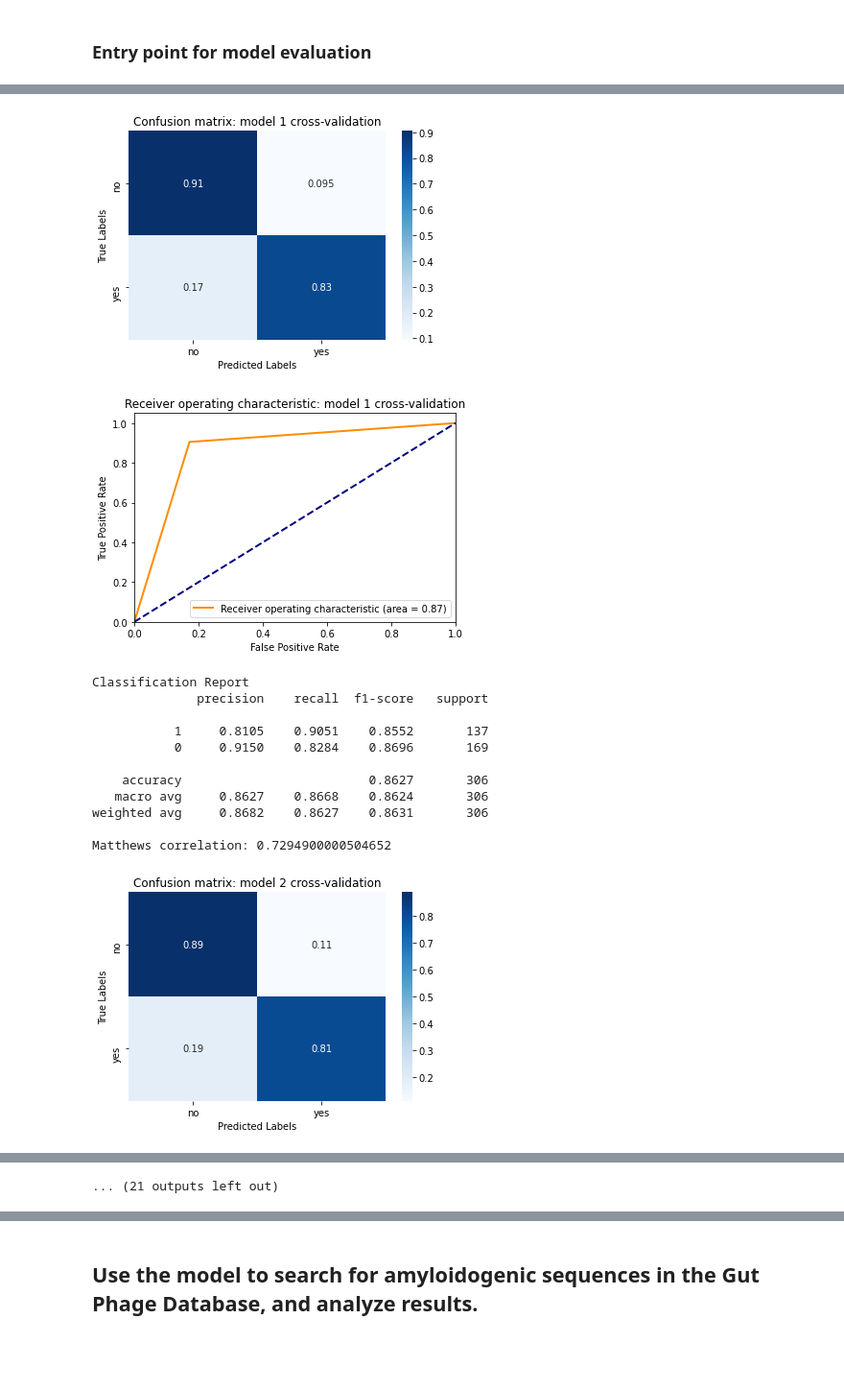
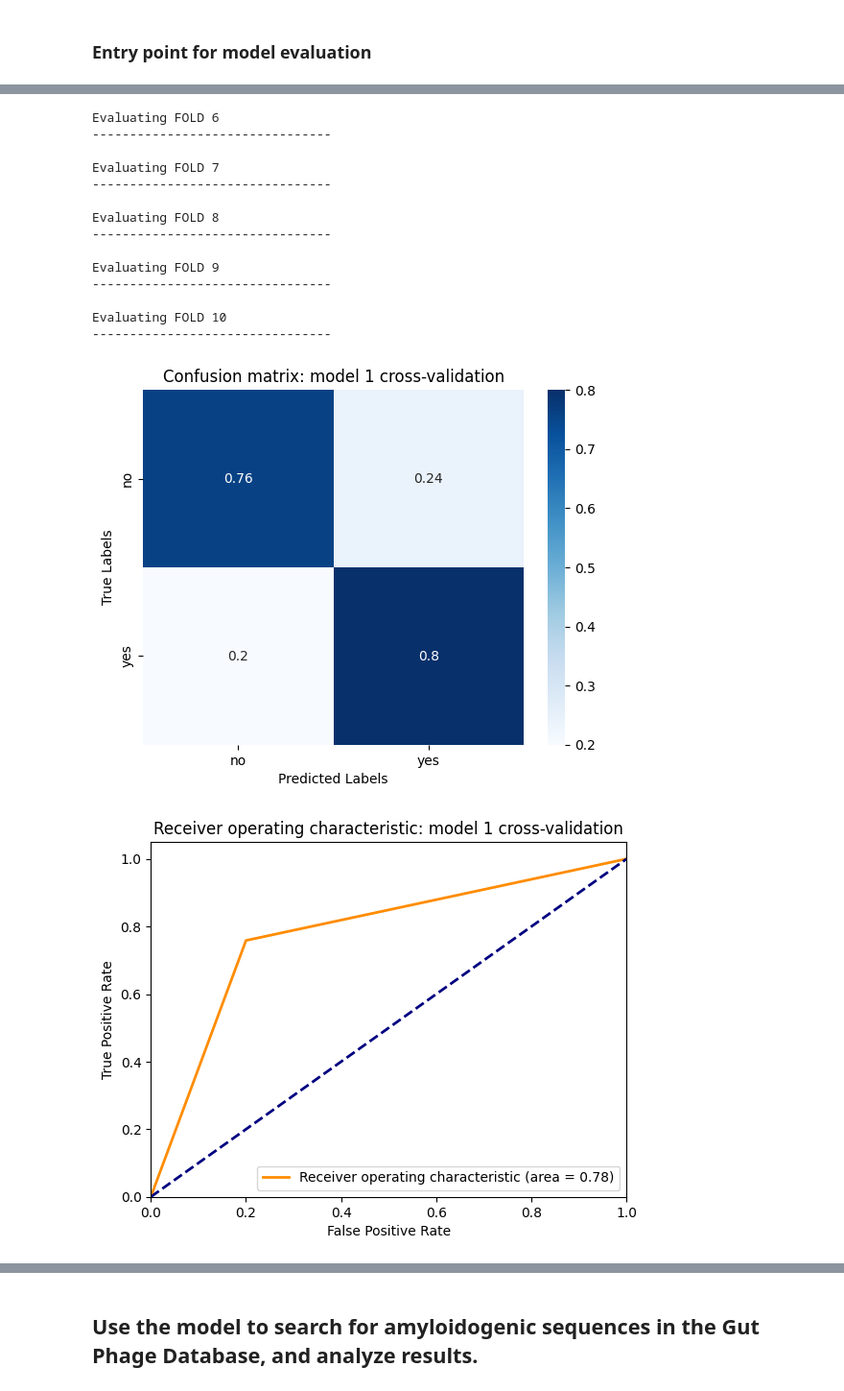
Before and after one commit to ejmockler/AgGRU-Check, a Jupyter notebook: amyloidClassification.ipynb, the cells around one changed output, grey strips where cells are left out. Shown at 96% size. Saved outputs shown, nothing was run; the diff lists cells and outputs as text; code cells hidden in the pictures; blank space fills up the shorter version.

```diff
--- a/amyloidClassification.ipynb
+++ b/amyloidClassification.ipynb
@@ -530,32 +564,35 @@ Model loaded from <== ./output/metrics9.pt
 # %% [markdown]
 ### Entry point for model evaluation
 # %%
-def runModel(model, foldCount = 0, csvDatasetPath = None, csvFoldPathBase = None, threshold=.5):
+def runModel(model, vocab, tokenizer, full_dataset, foldCount=foldCount, threshold=0.5):
+    from tqdm import tqdm
     y_pred = []
     y_true = []
 
-    def evaluate(dataPath, y_pred, y_true):
-        testData = TabularDataset(path=dataPath, format="CSV", fields=fields, skip_header=True)
-        test_iter =  BucketIterator(testData, batch_size=16, sort_key=lambda x: len(x.sequence),
-                                device=device, sort=True, sort_within_batch=True)
+    def evaluate(test_dataset, y_pred, y_true):
+        test_data = AmyloidDataset(test_dataset, vocab, tokenizer)
+        test_loader = DataLoader(test_data, batch_size=16, collate_fn=collate_fn)
         with torch.no_grad():
-            for (header, (sequence, sequence_len), prionLabel, amyloidLabel), _ in test_iter:
+            for header, sequence, sequence_length, prionLabel, amyloidLabel in tqdm(test_loader, unit='batch', total=len(test_loader)):
                 prionLabel = prionLabel.to(device)
                 amyloidLabel = amyloidLabel.to(device)
                 sequence = sequence.to(device)
-                sequence_len = sequence_len.to(device)
-                output = model(sequence, sequence_len.cpu())
+                output = model(sequence, sequence_length)
 
                 output = (output > threshold).int()
                 y_pred.extend(output.tolist())
                 y_true.extend(amyloidLabel.tolist())
 
     model.eval()
-    if not csvDatasetPath:
-        for fold in range(foldCount):
-            evaluate(destination_folder + "/sampleTest" + str(fold) + ".csv", y_pred, y_true)
-    else:
-        evaluate(csvDatasetPath, y_pred, y_true)
+    kfold = KFold(n_splits=foldCount, shuffle=True)
+    for fold, (train_ids, test_ids) in enumerate(kfold.split(full_dataset)):
+        print(f'Evaluating FOLD {fold+1}')
+        print('--------------------------------')
+
+        # Split data
+        _, test_data = full_dataset.iloc[train_ids], full_dataset.iloc[test_ids]
+
+        evaluate(test_data, y_pred, y_true)
 
     return y_pred, y_true
 # %% [markdown]
@@ -563,5 +600,4 @@ def runModel(model, foldCount = 0, csvDatasetPath = None, csvFoldPathBase = None
 # %%
-
 def getHeuristics(y_true, y_pred, confusionMatrixTitle, ROCtitle, fold=None):
     cm = confusion_matrix(y_true, y_pred, labels=[1,0], normalize='true')
     ax= plt.subplot()
@@ -600,9 +636,18 @@ y_pred, y_true = dict(), dict()
 y_pred_total, y_true_total = list(), list()
 bestModel = { 'model': None, 'fold': 0}
 bestROC = 0
+
+df_valid = pd.read_csv('valid.csv')
 for fold in range(foldCount):
-    model = torch.load(destination_folder + f'/model{fold}.pt')
-    y_pred[fold], y_true[fold] = runModel(model, foldCount, csvFoldPathBase="./output/sampleTest")
+    # Load model architecture
+    model = GRU(vocab=vocab, dimension=config['dimension'],
+      sequenceDepth=config['sequence_feature_depth'],
+      dropoutWithinLayers=config['dropout_within_layers'],
+      dropoutOutput=config['dropout_output'],).to(device)
+
+    # Load state dictionary
+    model.load_state_dict(torch.load(destination_folder + f'/model{fold}.pt'))
+    y_pred[fold], y_true[fold] = runModel(model, vocab, tokenizer, df_valid, foldCount)
     y_pred_total += y_pred[fold]
     y_true_total += y_true[fold]
     roc = getHeuristics(y_pred[fold], y_true[fold], f"Confusion matrix: model {fold + 1} cross-validation", f"Receiver operating characteristic: model {fold + 1} cross-validation", fold)
@@ -616,14 +671,12 @@ totalExternalRoc = getHeuristics(y_pred_total, y_true_total, f"Averaged confusio
+Evaluating FOLD 6
+--------------------------------
+Evaluating FOLD 7
+--------------------------------
+Evaluating FOLD 8
+--------------------------------
+Evaluating FOLD 9
+--------------------------------
+Evaluating FOLD 10
+--------------------------------
-[figure, old version]
+[figure, new version]
-[figure, old version]
+[figure, new version]
-Classification Report
-              precision    recall  f1-score   support
-
-           1     0.8105    0.9051    0.8552       137
-           0     0.9150    0.8284    0.8696       169
-
-    accuracy                         0.8627       306
-   macro avg     0.8627    0.8668    0.8624       306
-weighted avg     0.8682    0.8627    0.8631       306
-
-Matthews correlation: 0.7294900000504652
-[figure, removed]
@@ -668 +682,0 @@ Matthews correlation: 0.7409465668197894
-... (21 outputs left out)
```
Also changed, not shown: parts of 15 cells of this notebook, 53 other files.
